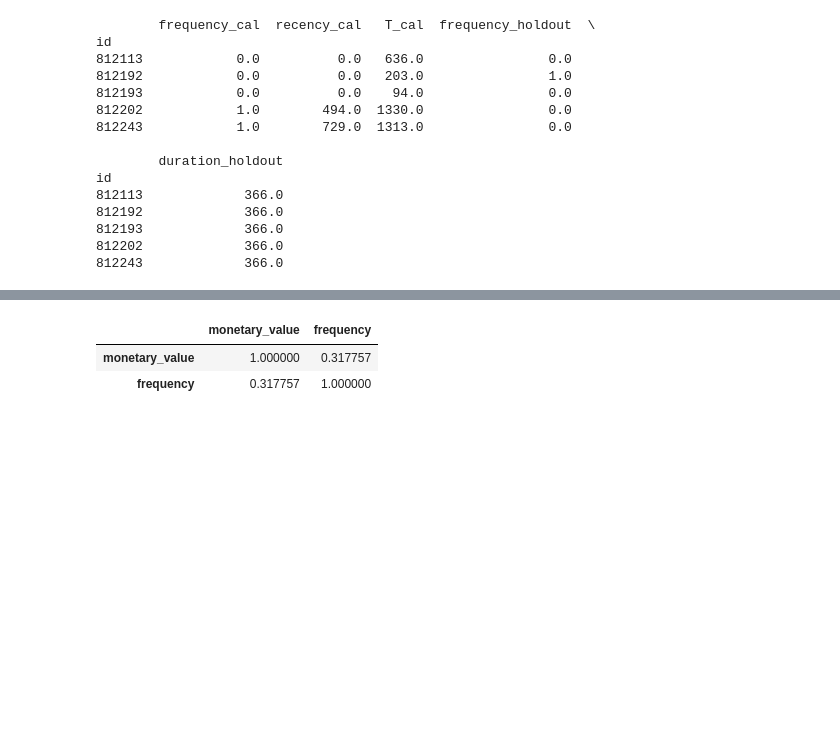
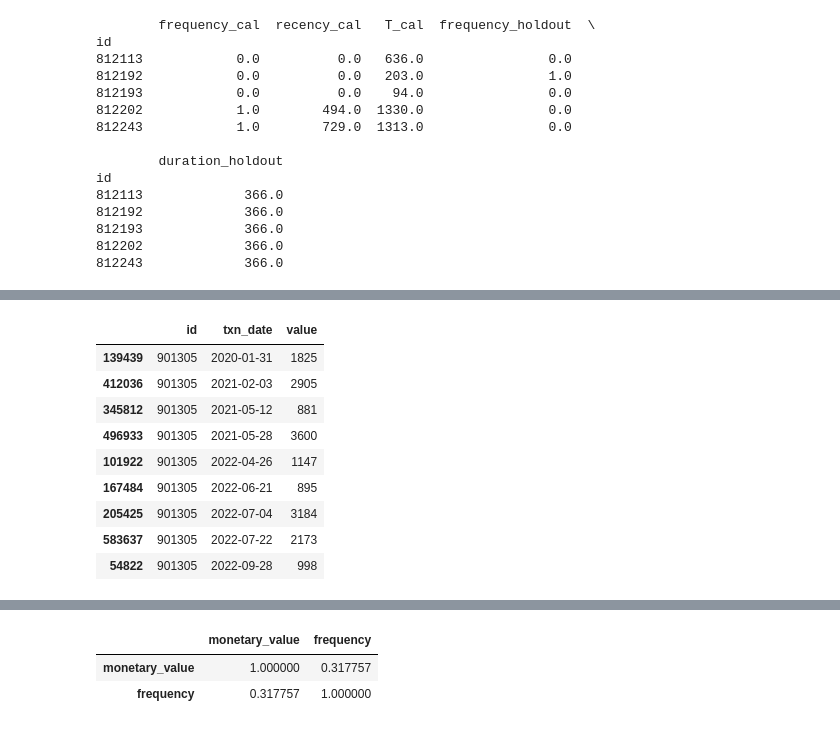
Before and after one commit to mpb-com/dsci-customer, a Jupyter notebook: experiments/lifetimes.ipynb, the cells around one changed output, grey strips where cells are left out. Cells and saved outputs as stored; diff of their text form; code cells hidden in the pictures; blank space fills up the shorter version.

```diff
--- a/experiments/lifetimes.ipynb
+++ b/experiments/lifetimes.ipynb
@@ -422,3 +418,16 @@ np.float64(0.044200923287375626)
+# %%
+sp_trans.sort_values("txn_date")
+# %% [output]
+|  | id | txn_date | value |
+| 139439 | 901305 | 2020-01-31 | 1825 |
+| 412036 | 901305 | 2021-02-03 | 2905 |
+| 345812 | 901305 | 2021-05-12 | 881 |
+| 496933 | 901305 | 2021-05-28 | 3600 |
+| 101922 | 901305 | 2022-04-26 | 1147 |
+| 167484 | 901305 | 2022-06-21 | 895 |
+| 205425 | 901305 | 2022-07-04 | 3184 |
+| 583637 | 901305 | 2022-07-22 | 2173 |
+| 54822 | 901305 | 2022-09-28 | 998 |
 # %%
 from lifetimes.plotting import plot_history_alive
 
```
Also changed, not shown: parts of 9 cells of this notebook, 1 other file.
